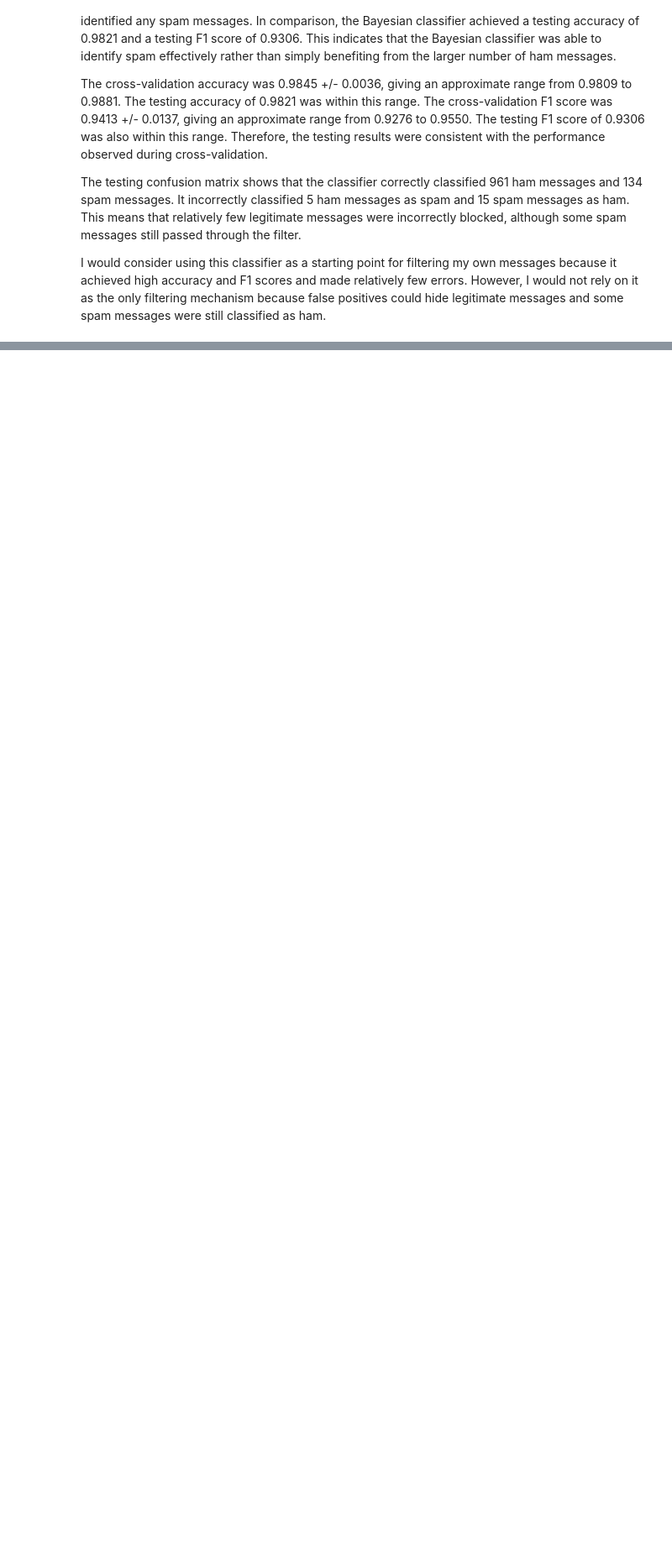
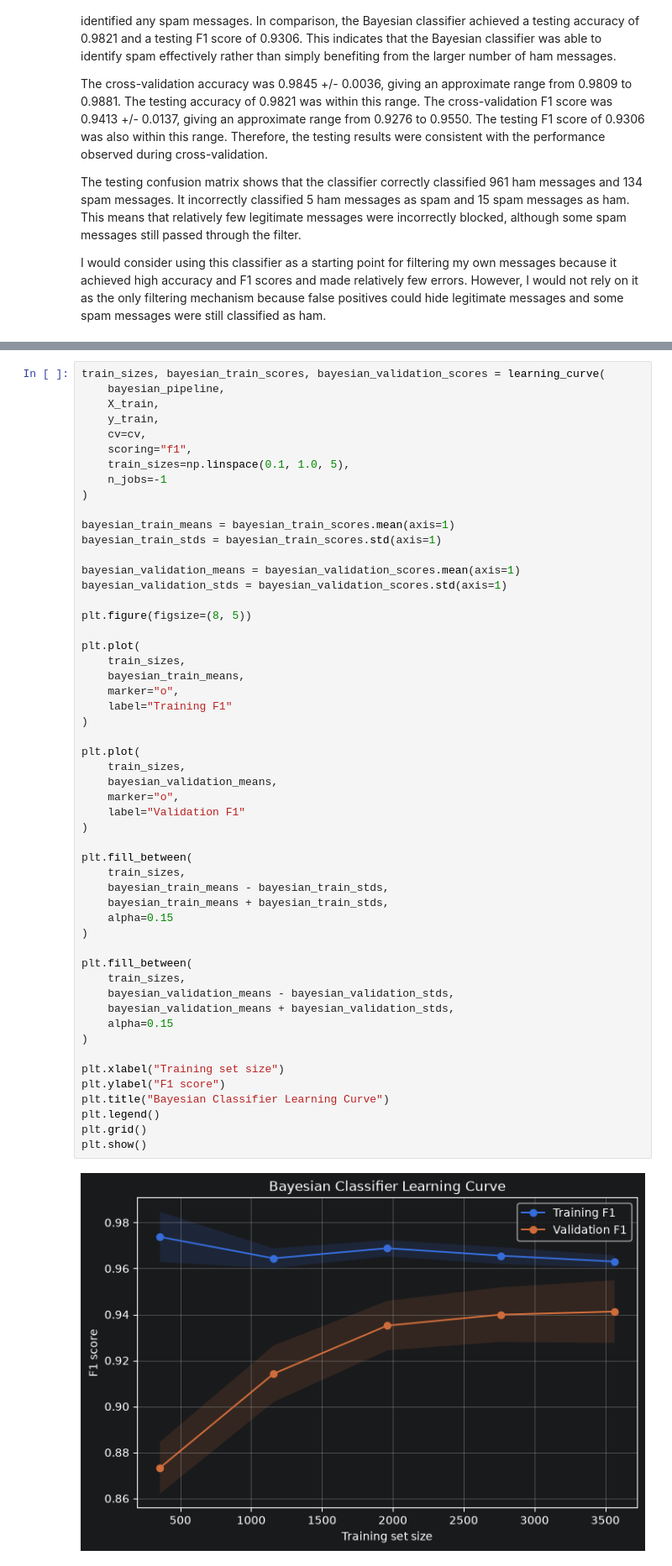
Before and after one commit to grateful-bread-dev/cpsc4970-m4, a Jupyter notebook: M4Homework.ipynb, the cells around one changed output, grey strips where cells are left out. Shown at 84% size. Cells and saved outputs as stored; diff of their text form; blank space fills up the shorter version.

```diff
--- a/M4Homework.ipynb
+++ b/M4Homework.ipynb
@@ -308,0 +311,55 @@ were still classified as ham.
+# %%
+train_sizes, bayesian_train_scores, bayesian_validation_scores = learning_curve(
+    bayesian_pipeline,
+    X_train,
+    y_train,
+    cv=cv,
+    scoring="f1",
+    train_sizes=np.linspace(0.1, 1.0, 5),
+    n_jobs=-1
+)
+
+bayesian_train_means = bayesian_train_scores.mean(axis=1)
+bayesian_train_stds = bayesian_train_scores.std(axis=1)
+
+bayesian_validation_means = bayesian_validation_scores.mean(axis=1)
+bayesian_validation_stds = bayesian_validation_scores.std(axis=1)
+
+plt.figure(figsize=(8, 5))
+
+plt.plot(
+    train_sizes,
+    bayesian_train_means,
+    marker="o",
+    label="Training F1"
+)
+
+plt.plot(
+    train_sizes,
+    bayesian_validation_means,
+    marker="o",
+    label="Validation F1"
+)
+
+plt.fill_between(
+    train_sizes,
+    bayesian_train_means - bayesian_train_stds,
+    bayesian_train_means + bayesian_train_stds,
+    alpha=0.15
+)
+
+plt.fill_between(
+    train_sizes,
+    bayesian_validation_means - bayesian_validation_stds,
+    bayesian_validation_means + bayesian_validation_stds,
+    alpha=0.15
+)
+
+plt.xlabel("Training set size")
+plt.ylabel("F1 score")
+plt.title("Bayesian Classifier Learning Curve")
+plt.legend()
+plt.grid()
+plt.show()
+# %% [output]
+[figure, added]
```
Also changed, not shown: parts of 6 cells of this notebook.
